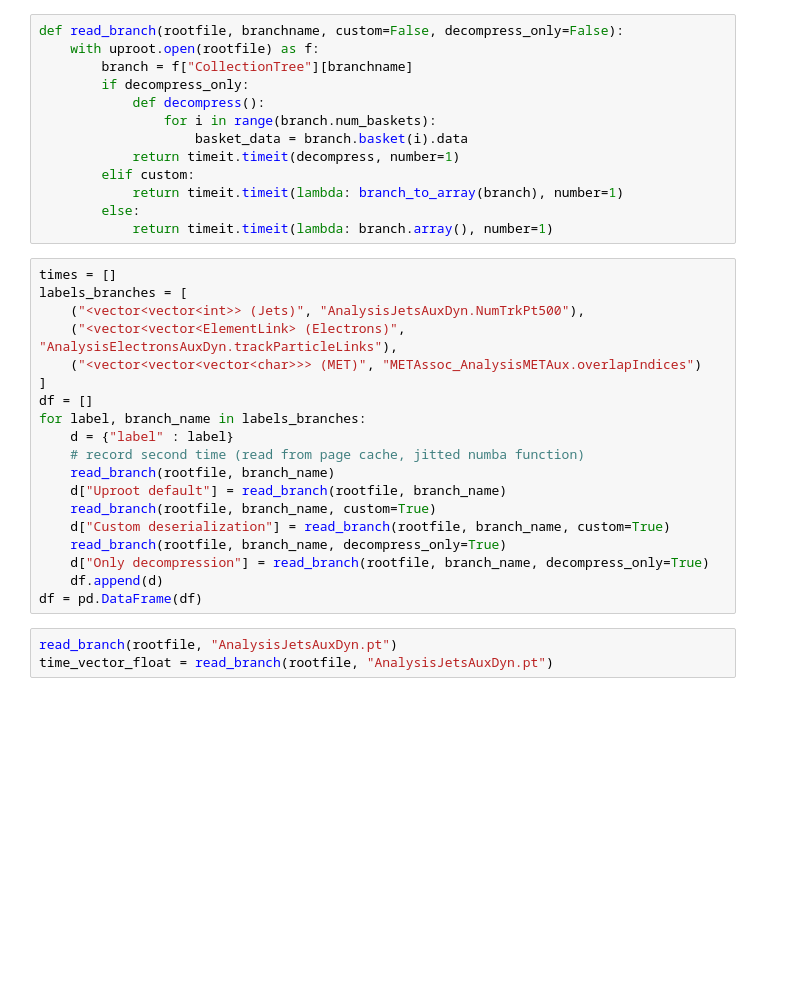
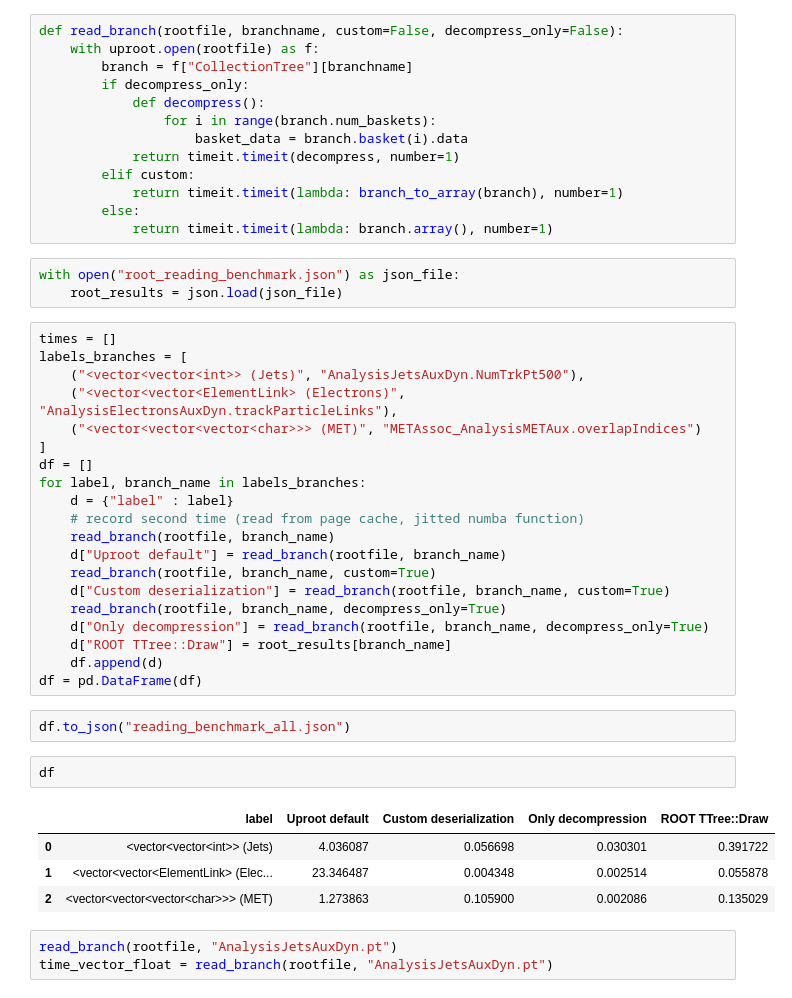
Before and after one commit to nikoladze/physlite_experiments, a Jupyter notebook: custom_deserialization_benchmark.ipynb, the cells around one changed output. Saved outputs shown, nothing was run; the diff lists cells and outputs as text; blank space fills up the shorter version.

```diff
--- a/custom_deserialization_benchmark.ipynb
+++ b/custom_deserialization_benchmark.ipynb
@@ -20,6 +27,9 @@ def read_branch(rootfile, branchname, custom=False, decompress_only=False):
             return timeit.timeit(lambda: branch_to_array(branch), number=1)
         else:
             return timeit.timeit(lambda: branch.array(), number=1)
+# %%
+with open("root_reading_benchmark.json") as json_file:
+    root_results = json.load(json_file)
 # %%
 times = []
 labels_branches = [
@@ -37,8 +47,18 @@ for label, branch_name in labels_branches:
     d["Custom deserialization"] = read_branch(rootfile, branch_name, custom=True)
     read_branch(rootfile, branch_name, decompress_only=True)
     d["Only decompression"] = read_branch(rootfile, branch_name, decompress_only=True)
+    d["ROOT TTree::Draw"] = root_results[branch_name]
     df.append(d)
 df = pd.DataFrame(df)
+# %%
+df.to_json("reading_benchmark_all.json")
+# %%
+df
+# %% [output]
+|  | label | Uproot default | Custom deserialization | Only decompression | ROOT TTree::Draw |
+| 0 | <vector<vector<int>> (Jets) | 4.036087 | 0.056698 | 0.030301 | 0.391722 |
+| 1 | <vector<vector<ElementLink> (Elec... | 23.346487 | 0.004348 | 0.002514 | 0.055878 |
+| 2 | <vector<vector<vector<char>>> (MET) | 1.273863 | 0.105900 | 0.002086 | 0.135029 |
 # %%
 read_branch(rootfile, "AnalysisJetsAuxDyn.pt")
 time_vector_float = read_branch(rootfile, "AnalysisJetsAuxDyn.pt")
```
Also changed, not shown: parts of 5 cells of this notebook, 1 other file.
